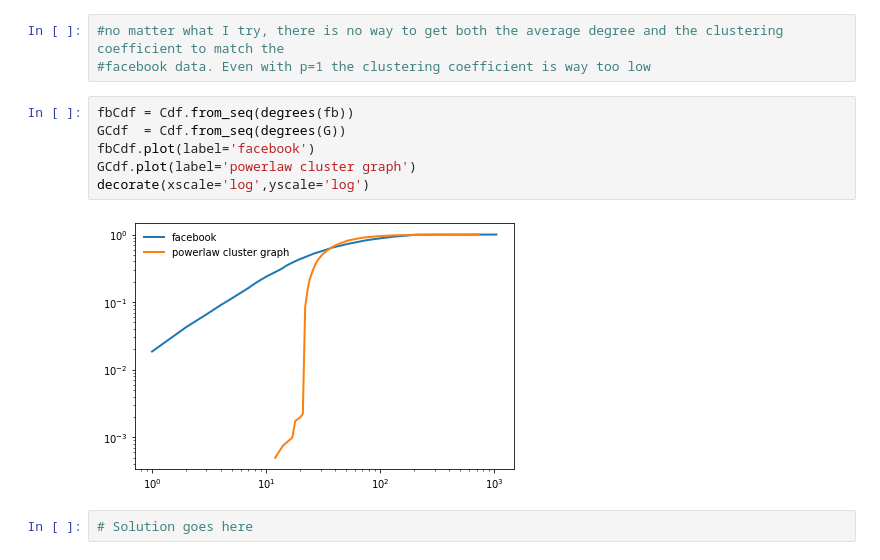
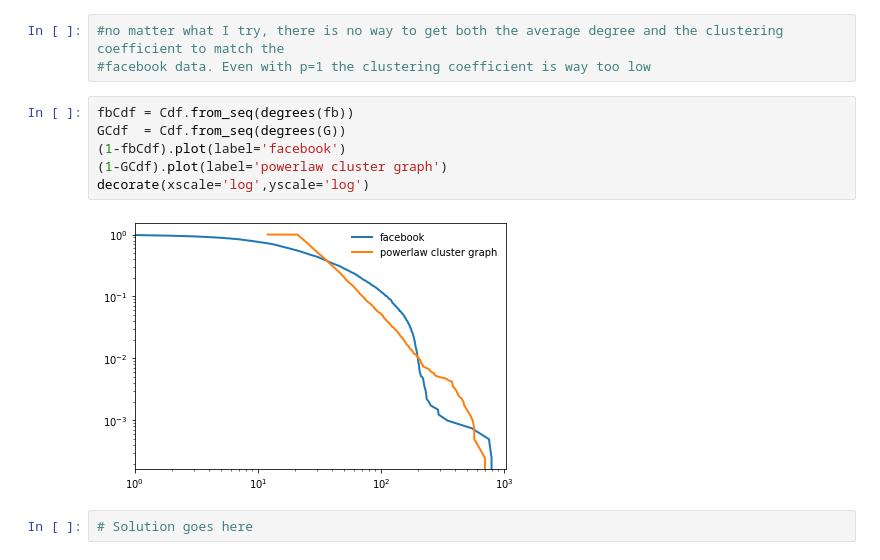
Before and after one commit to sportsracer48/ThinkComplexity2, a Jupyter notebook: notebooks/chap04mine.ipynb, the cells around one changed output. Drawn from its saved outputs; the diff is of its cells as text.

```diff
--- a/notebooks/chap04mine.ipynb
+++ b/notebooks/chap04mine.ipynb
@@ -663,11 +663,11 @@ clustering coefficient 0.6 0.285
 # %%
 fbCdf = Cdf.from_seq(degrees(fb))
 GCdf  = Cdf.from_seq(degrees(G))
-fbCdf.plot(label='facebook')
-GCdf.plot(label='powerlaw cluster graph')
+(1-fbCdf).plot(label='facebook')
+(1-GCdf).plot(label='powerlaw cluster graph')
 decorate(xscale='log',yscale='log')
 # %% [output]
-[figure, old version]
+[figure, new version]
 # %%
 # Solution goes here
 # %%
```
Also changed, not shown: parts of 1 cell of this notebook, 7 other files.
